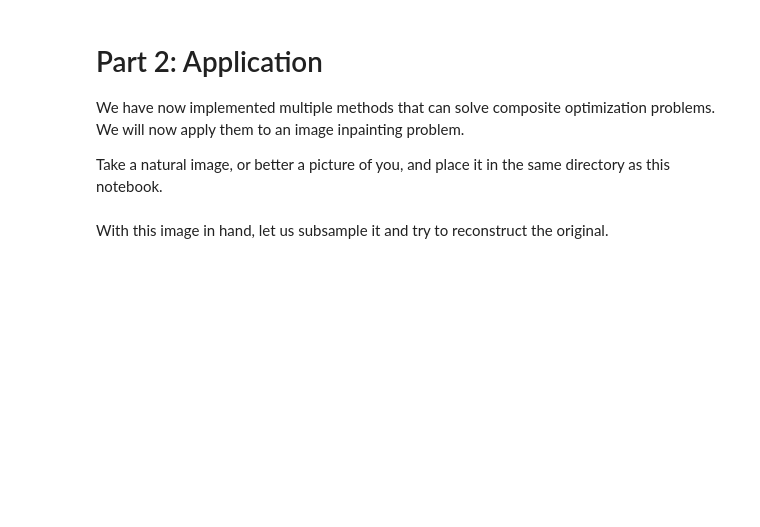
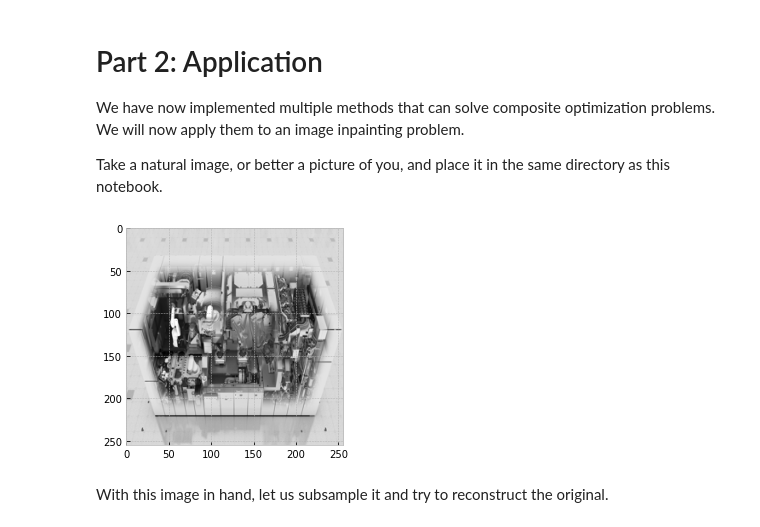
Before and after one commit to Alex-backpropagates/ee-556-hw-mnis-2026, a Jupyter notebook: HW1/Part 4 - Proximal methods.ipynb, the cells around one changed output. Cells and saved outputs as stored; diff of their text form; code cells hidden in the pictures; blank space fills up the shorter version.

```diff
--- a/HW1/Part 4 - Proximal methods.ipynb
+++ b/HW1/Part 4 - Proximal methods.ipynb
@@ -171,7 +225,9 @@ Take a natural image, or better a picture of you, and place it in the same direc
 # %%
 from lib.inpainting import *
 
-image = load("lib/alp.jpg")  # FILL: replace with your image filename.
+image = load("lib/asml.jpg")  # FILL: replace with your image filename.
+# %% [output]
+[figure, added]
 # %% [markdown]
 With this image in hand, let us subsample it and try to reconstruct the original.
 # %%
```
Also changed, not shown: parts of 34 cells of this notebook, 2 other files.
